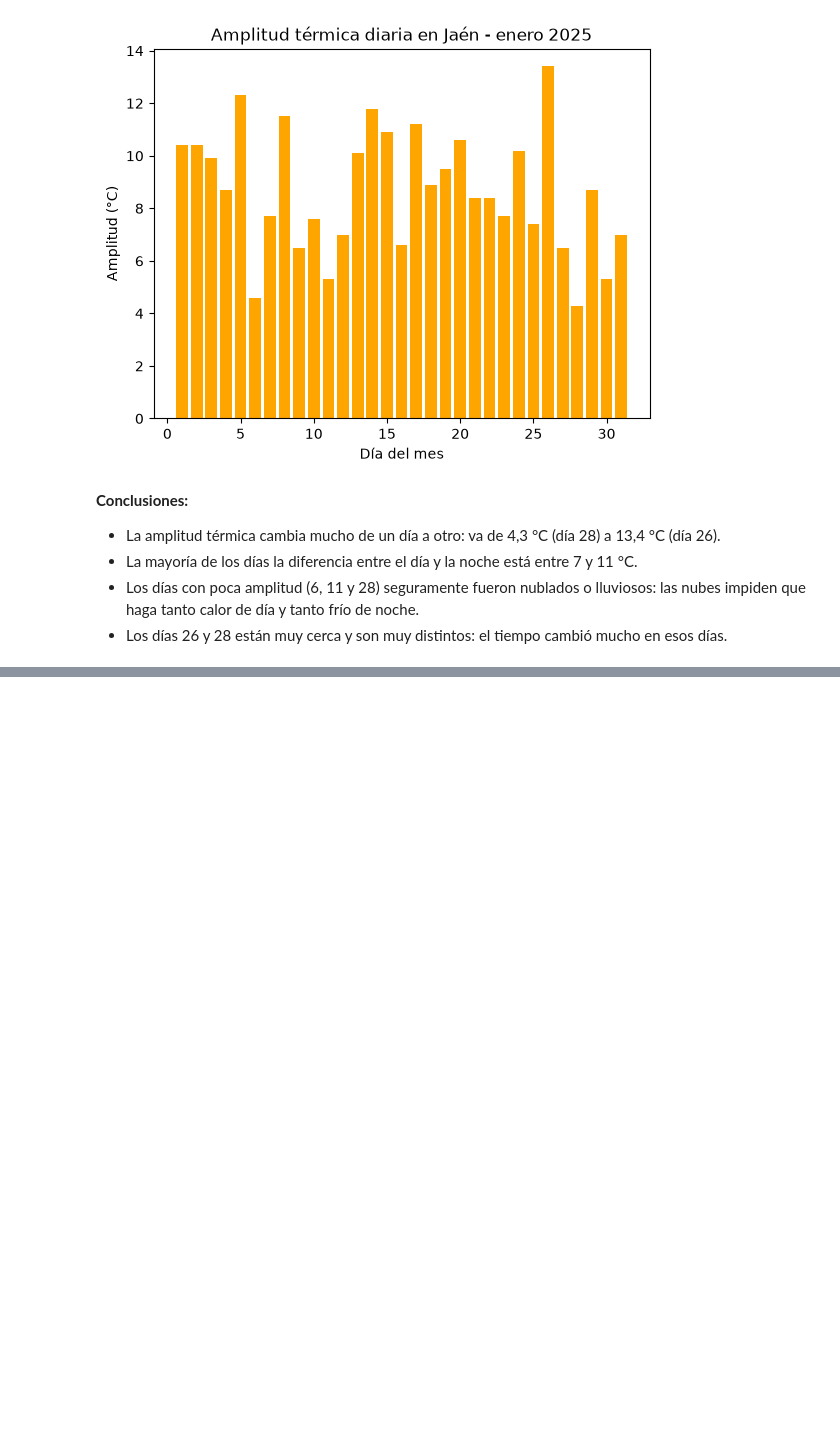
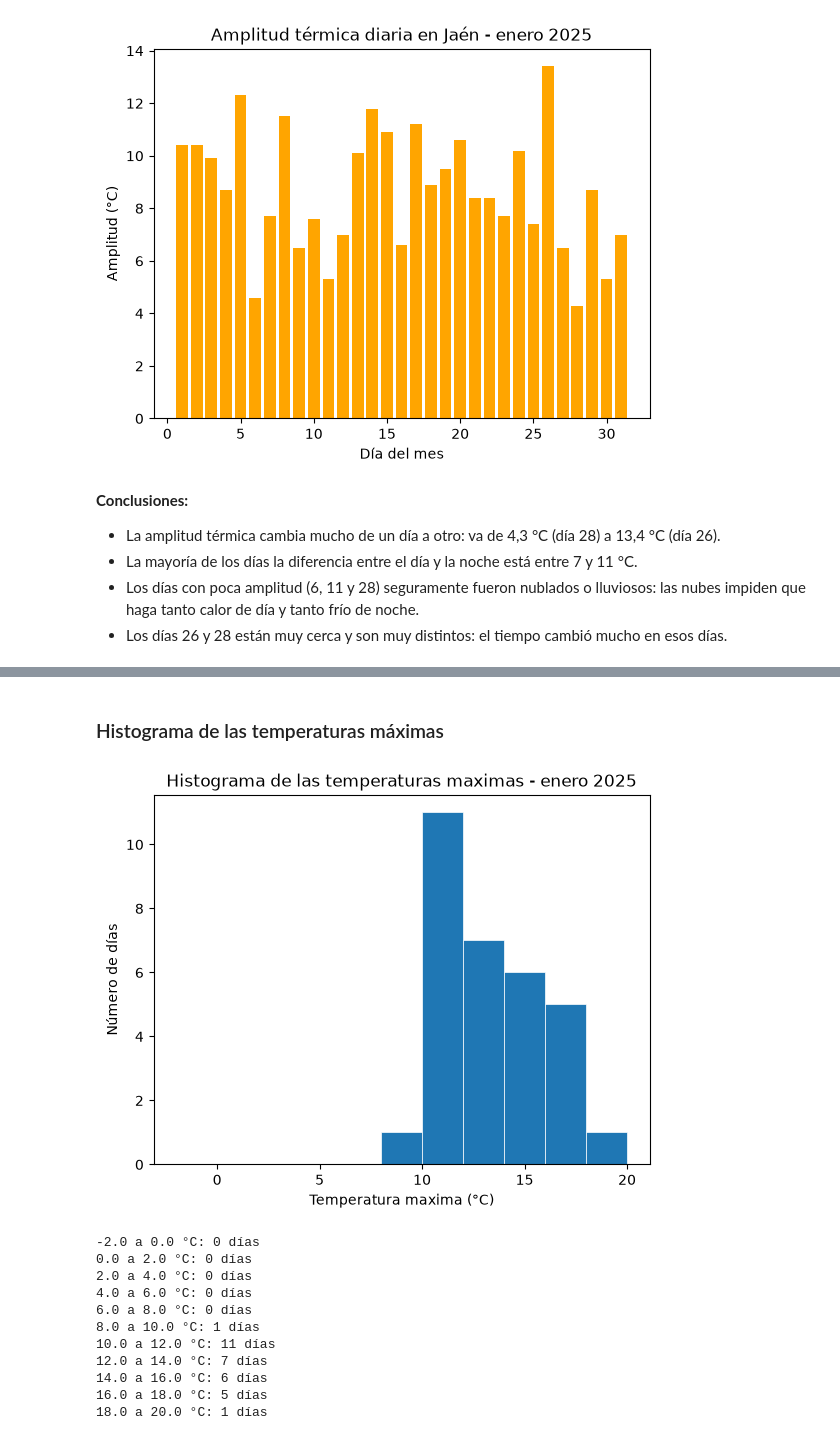
Before and after one commit to Pablocabreraserrano/An-lisis-de-datos, a Jupyter notebook: graficos.ipynb, the cells around one changed output, grey strips where cells are left out. Drawn from its saved outputs; the diff is of its cells as text; code cells hidden in the pictures; blank space fills up the shorter version.

```diff
--- a/graficos.ipynb
+++ b/graficos.ipynb
@@ -114,0 +150,30 @@ Menor amplitud: 4.3 - día 10
+# %% [markdown]
+### Histograma de las temperaturas máximas ###
+# %%
+fig, ax = plt.subplots()
+
+# Mismos intervalos de 2 en 2 grados (de -2 a 20 °C) para poder comparar los 3 histogramas
+cuentas, bordes, barras = ax.hist(diarios["temperature_2m_max"], bins=range(-2, 22, 2),
+                                  linewidth=0.5, edgecolor="white")
+
+ax.set(title="Histograma de las temperaturas maximas - enero 2025",
+       xlabel="Temperatura maxima (°C)", ylabel="Número de días")
+plt.savefig("histograma_maxima.png")
+plt.show()
+
+# Muestro cuántos días hay en cada intervalo
+for i in range(len(cuentas)):
+    print(bordes[i], "a", bordes[i + 1], "°C:", int(cuentas[i]), "días")
+# %% [output]
+[figure, added]
+-2.0 a 0.0 °C: 0 días
+0.0 a 2.0 °C: 0 días
+2.0 a 4.0 °C: 0 días
+4.0 a 6.0 °C: 0 días
+6.0 a 8.0 °C: 0 días
+8.0 a 10.0 °C: 1 días
+10.0 a 12.0 °C: 11 días
+12.0 a 14.0 °C: 7 días
+14.0 a 16.0 °C: 6 días
+16.0 a 18.0 °C: 5 días
+18.0 a 20.0 °C: 1 días
```
Also changed, not shown: parts of 13 cells of this notebook, 4 other files.
